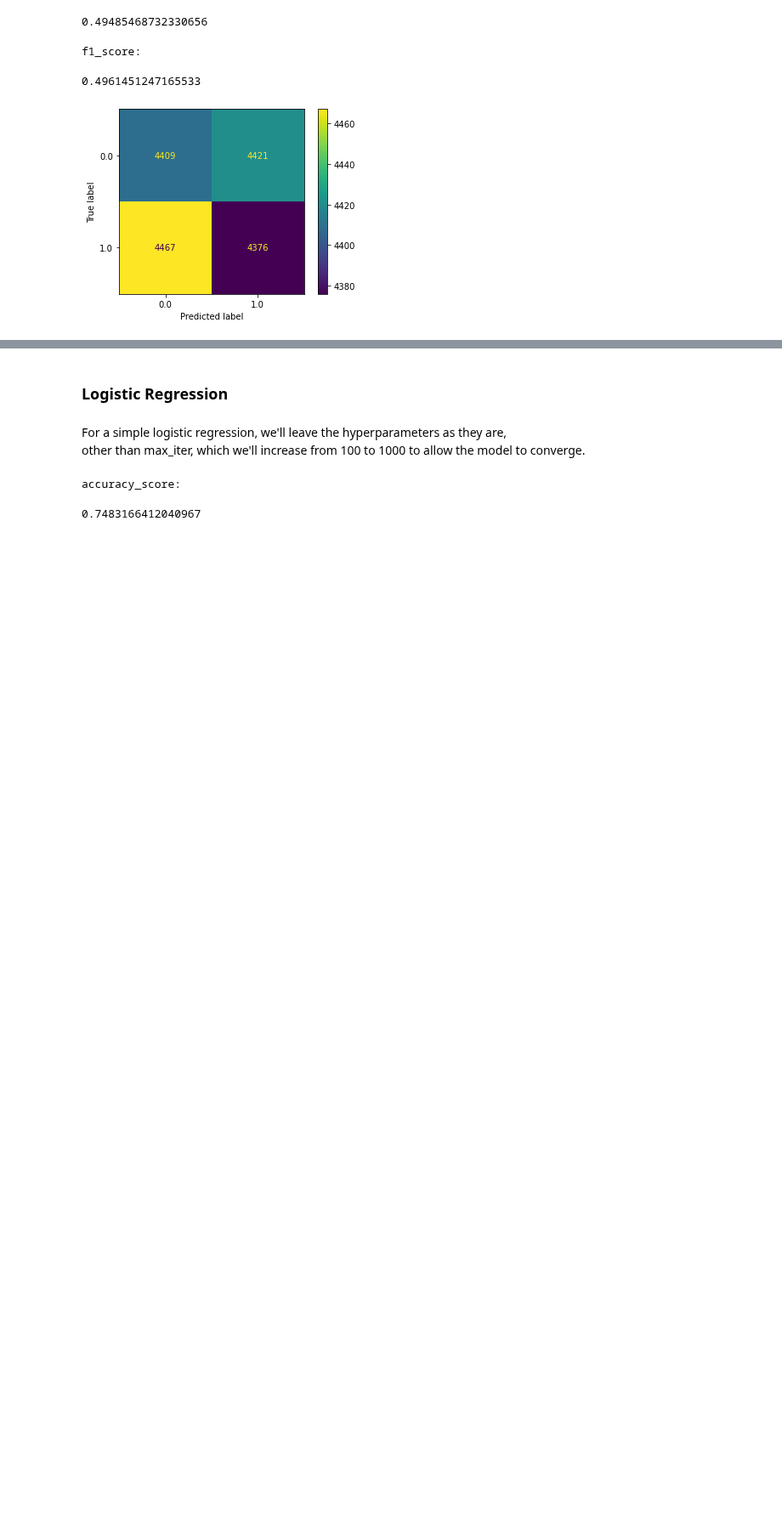
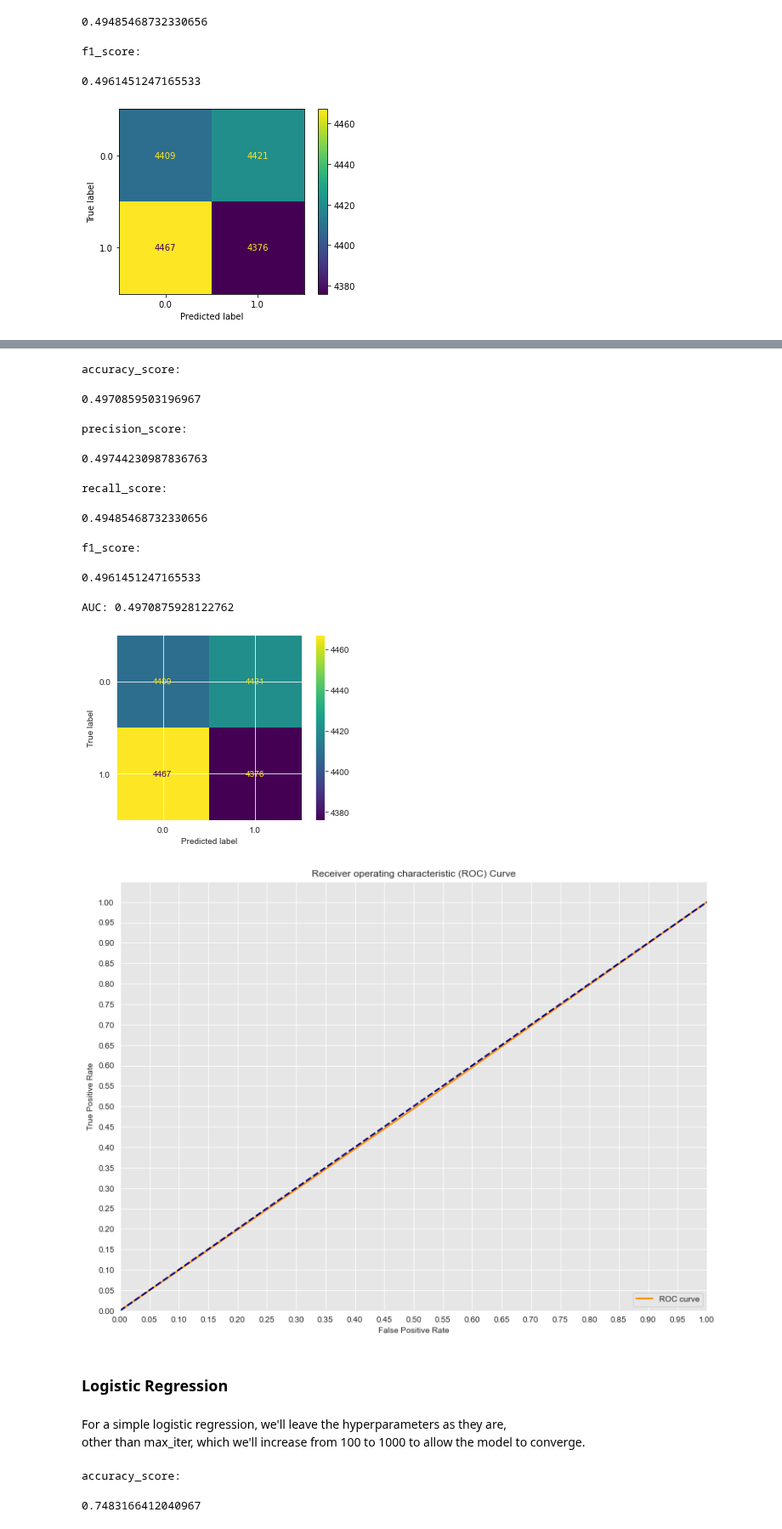
Before and after one commit to ChumpyDuelle/detecting-diabetes-with-machine-learning, a Jupyter notebook: detecting-diabetes-with-machine-learning.ipynb, the cells around one changed output, grey strips where cells are left out. Shown at 85% size. Cells and saved outputs as stored; diff of their text form; code cells hidden in the pictures; blank space fills up the shorter version.

```diff
--- a/detecting-diabetes-with-machine-learning.ipynb
+++ b/detecting-diabetes-with-machine-learning.ipynb
@@ -810,3 +921,17 @@ We have a few really useful tools in this function now, but there is one more we
+# %%
+evaluate(dummy)
+# %% [output]
+accuracy_score:
+0.4970859503196967
+precision_score:
+0.49744230987836763
+recall_score:
+0.49485468732330656
+f1_score:
+0.4961451247165533
+AUC: 0.4970875928122762
+[figure, added]
+[figure, added]
 # %% [markdown]
 ### Logistic Regression
 # %% [markdown]
```
Also changed, not shown: parts of 28 cells of this notebook.
